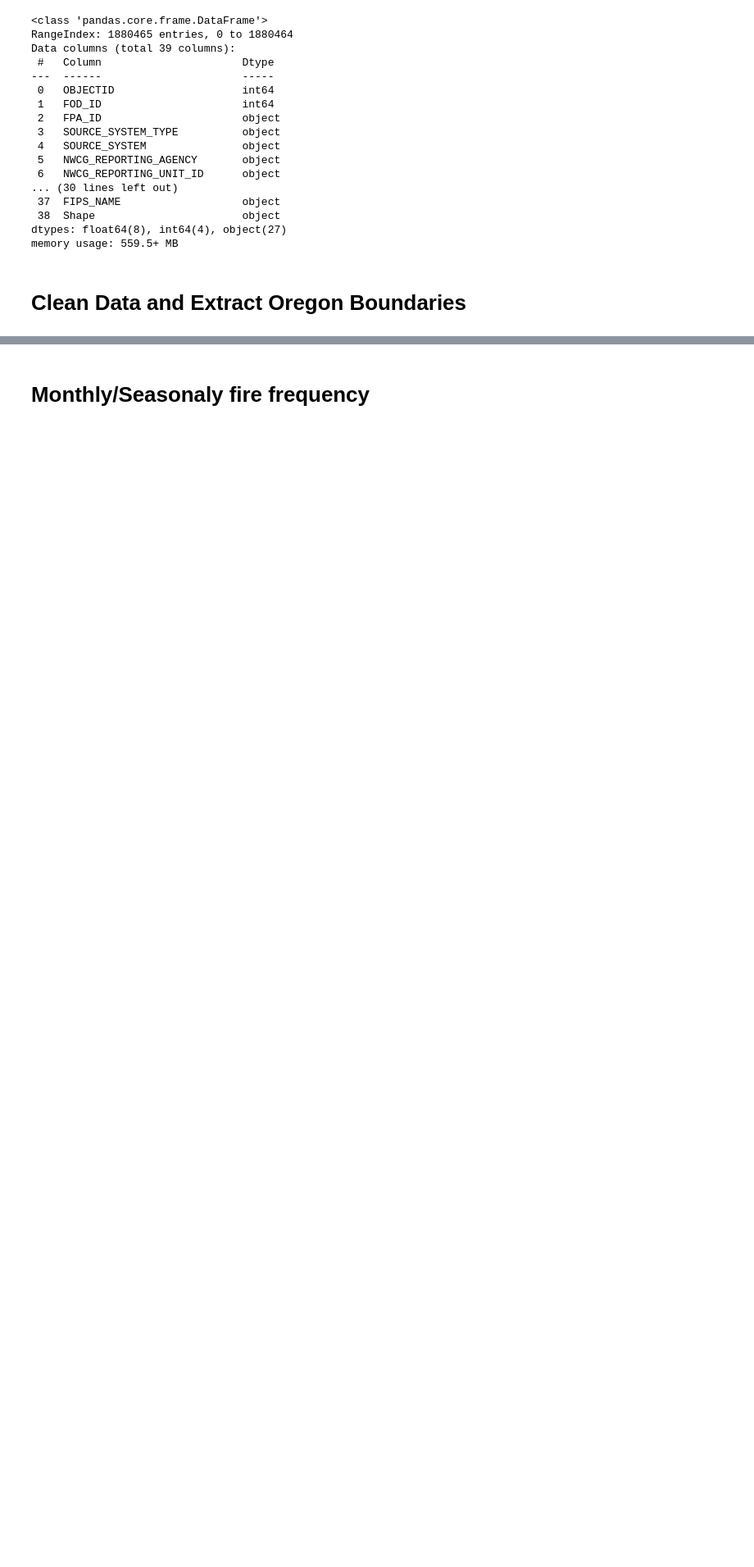
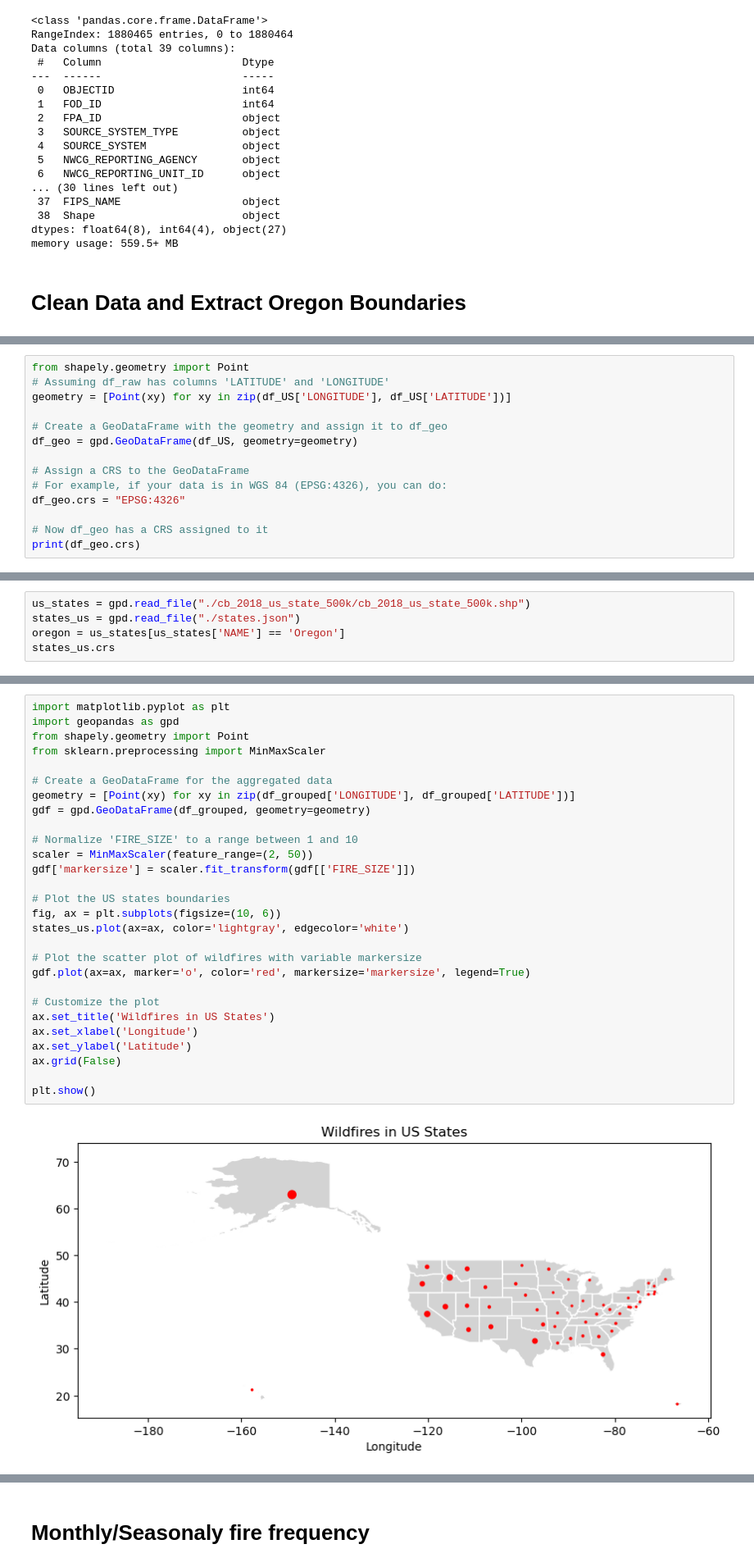
Before and after one commit to kathleen-scopis/OregonWildfirePrediction, a Jupyter notebook: Final_V2.ipynb, the cells around one changed output, grey strips where cells are left out. Shown at 82% size. Saved outputs shown, nothing was run; the diff lists cells and outputs as text; blank space fills up the shorter version.

```diff
--- a/Final_V2.ipynb
+++ b/Final_V2.ipynb
@@ -126,0 +111,14 @@ plt.show()
+# %%
+from shapely.geometry import Point
+# Assuming df_raw has columns 'LATITUDE' and 'LONGITUDE'
+geometry = [Point(xy) for xy in zip(df_US['LONGITUDE'], df_US['LATITUDE'])]
+
+# Create a GeoDataFrame with the geometry and assign it to df_geo
+df_geo = gpd.GeoDataFrame(df_US, geometry=geometry)
+
+# Assign a CRS to the GeoDataFrame
+# For example, if your data is in WGS 84 (EPSG:4326), you can do:
+df_geo.crs = "EPSG:4326"
+
+# Now df_geo has a CRS assigned to it
+print(df_geo.crs)
@@ -126,0 +131,5 @@ plt.show()
+# %%
+us_states = gpd.read_file("./cb_2018_us_state_500k/cb_2018_us_state_500k.shp")
+states_us = gpd.read_file("./states.json")
+oregon = us_states[us_states['NAME'] == 'Oregon']
+states_us.crs
@@ -126,0 +182,30 @@ plt.show()
+# %%
+import matplotlib.pyplot as plt
+import geopandas as gpd
+from shapely.geometry import Point
+from sklearn.preprocessing import MinMaxScaler
+
+# Create a GeoDataFrame for the aggregated data
+geometry = [Point(xy) for xy in zip(df_grouped['LONGITUDE'], df_grouped['LATITUDE'])]
+gdf = gpd.GeoDataFrame(df_grouped, geometry=geometry)
+
+# Normalize 'FIRE_SIZE' to a range between 1 and 10
+scaler = MinMaxScaler(feature_range=(2, 50))
+gdf['markersize'] = scaler.fit_transform(gdf[['FIRE_SIZE']])
+
+# Plot the US states boundaries
+fig, ax = plt.subplots(figsize=(10, 6))
+states_us.plot(ax=ax, color='lightgray', edgecolor='white')
+
+# Plot the scatter plot of wildfires with variable markersize
+gdf.plot(ax=ax, marker='o', color='red', markersize='markersize', legend=True)
+
+# Customize the plot
+ax.set_title('Wildfires in US States')
+ax.set_xlabel('Longitude')
+ax.set_ylabel('Latitude')
+ax.grid(False)
+
+plt.show()
+# %% [output]
+[figure, added]
```
Also changed, not shown: parts of 30 cells of this notebook, 13 other files.
